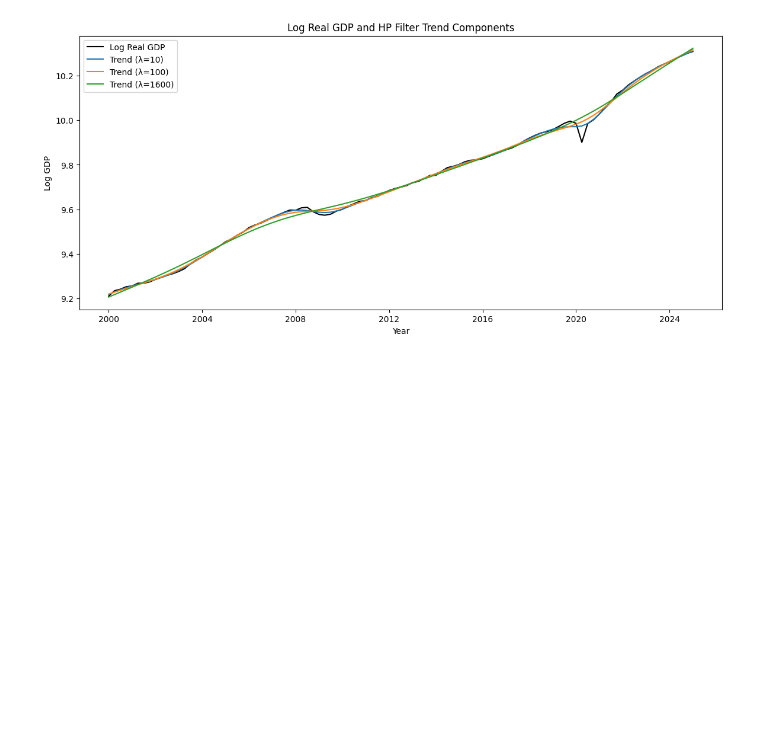
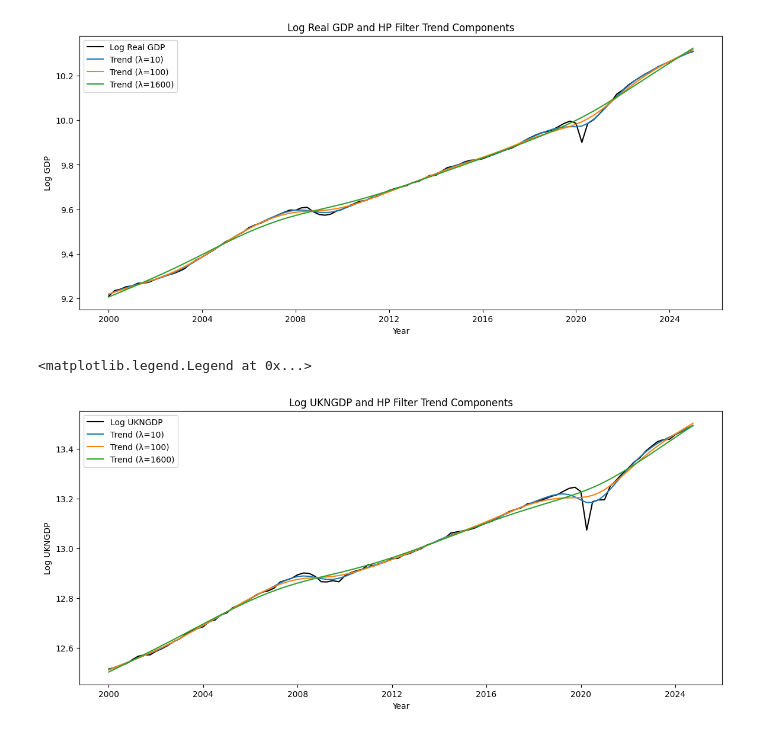
Before and after one commit to mmmmiikkkka/my-macro-project, a Jupyter notebook: project1.ipynb, the cells around one changed output. Drawn from its saved outputs; the diff is of its cells as text; code cells hidden in the pictures; blank space fills up the shorter version.

```diff
--- a/project1.ipynb
+++ b/project1.ipynb
@@ -34,3 +34,37 @@ plt.legend()
 # %% [output]
 <matplotlib.legend.Legend at 0x...>
 [figure]
+# %%
+import pandas_datareader.data as web
+import pandas as pd
+import numpy as np
+
+gdp = web.DataReader('UKNGDP', 'fred', start='2000-01-01')
+gdp = gdp.dropna()
+
+# Change 'GDPC1' to 'GDP' to match the actual column name
+gdp['log_UKNGDP'] = np.log(gdp['UKNGDP'])
+
+from statsmodels.tsa.filters.hp_filter import hpfilter
+lambdas = [10, 100, 1600]
+results = {}
+
+for lam in lambdas:
+    cycle, trend = hpfilter(gdp['log_UKNGDP'] , lamb=lam)
+    results[lam] = {'trend': trend, 'cycle': cycle}
+
+import matplotlib.pyplot as plt
+
+plt.figure(figsize=(14, 6))
+plt.plot(gdp.index, gdp['log_UKNGDP'], label='Log UKNGDP', color='black')
+
+for lam in lambdas:
+    plt.plot(gdp.index, results[lam]['trend'], label=f'Trend (λ={lam})')
+
+plt.title('Log UKNGDP and HP Filter Trend Components')
+plt.xlabel('Year')
+plt.ylabel('Log UKNGDP')
+plt.legend()
+# %% [output]
+<matplotlib.legend.Legend at 0x...>
+[figure, added]
```
